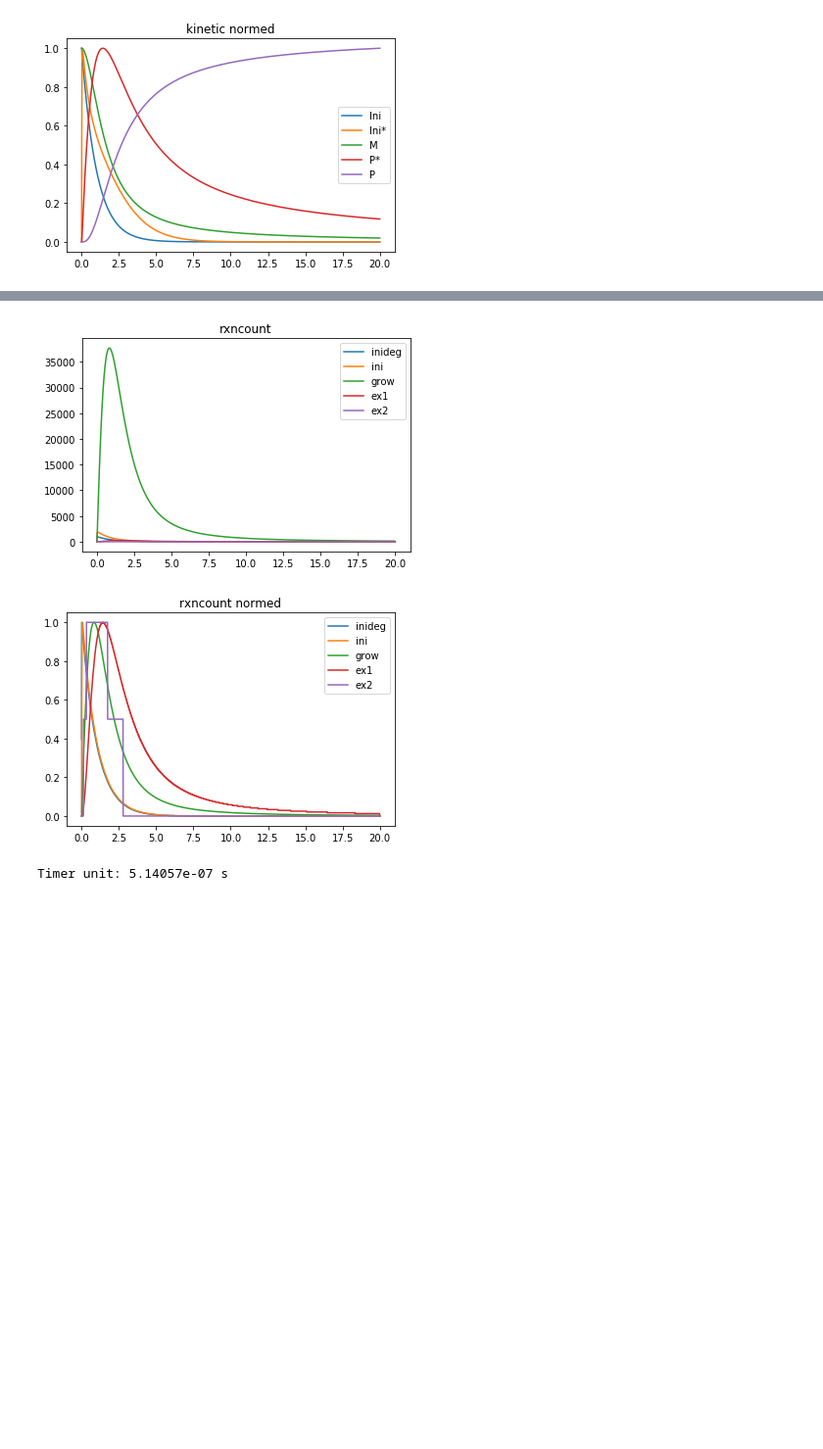
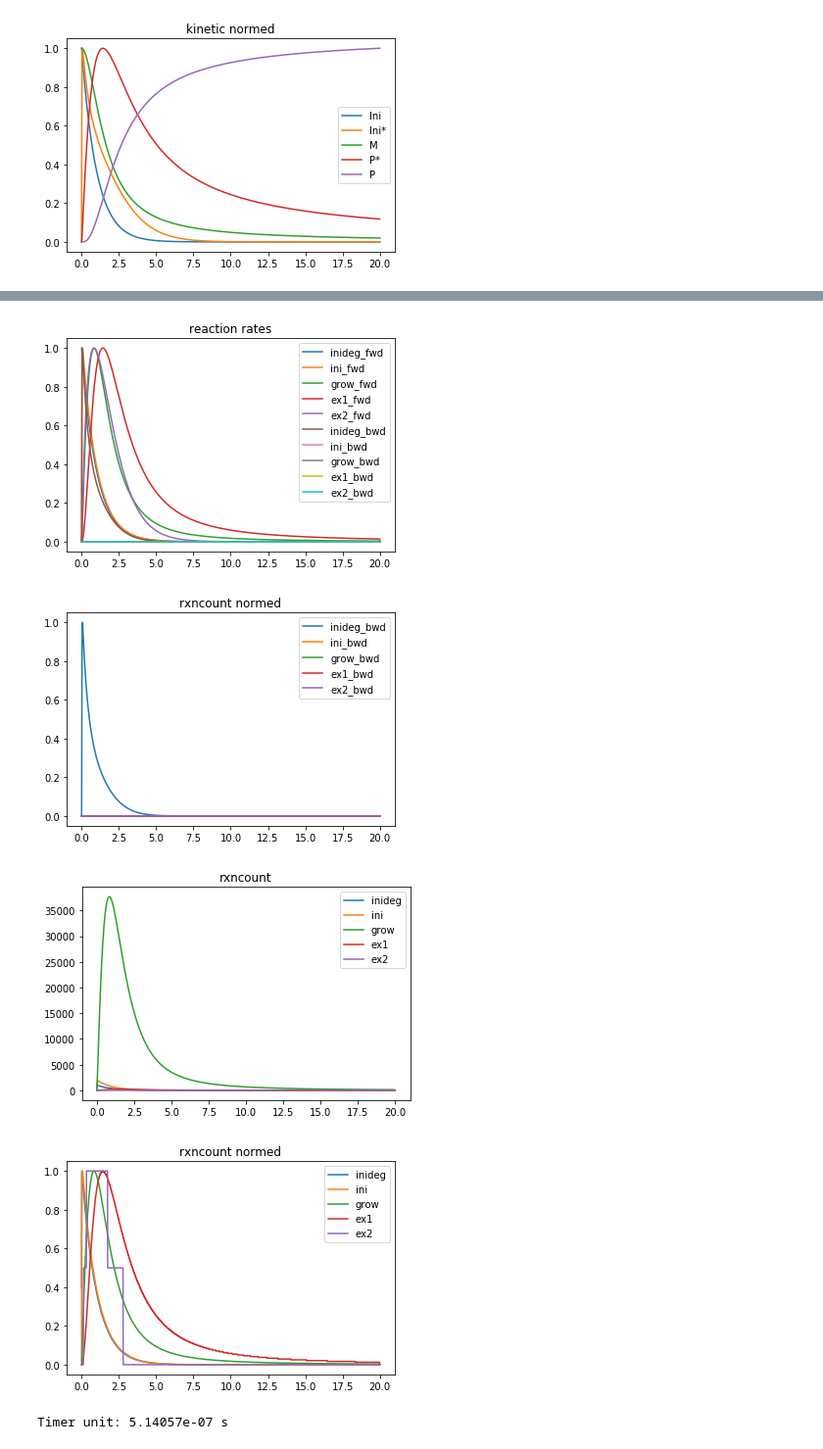
Before and after one commit to JulianKimmig/chemformatics, a Jupyter notebook: kinetics.ipynb, the cells around one changed output, grey strips where cells are left out. Shown: that part at 98% size. Cells and saved outputs as stored; diff of their text form; code cells hidden in the pictures; blank space fills up the shorter version.

```diff
--- a/kinetics.ipynb
+++ b/kinetics.ipynb
@@ -129,9 +183,13 @@ rxncounts = rxncounts.astype(int)
-# %%
-plot(polymerization.kinetic_solve.t,rxncounts[:,:,0], title="rxncount",labels=polymerization.reactions)
-plot(polymerization.kinetic_solve.t,rxncounts[:,:,0], title="rxncount normed",norm=True,labels=polymerization.reactions)
-# %% [output]
-[figure, removed]
-[figure, removed]
+# %%
+plot(polymerization.kinetic_solve.t,np.append(rxnrates.transpose(1,0,2)[:,:,0],rxnrates.transpose(1,0,2)[:,:,1]).reshape(rxnrates.transpose(1,0,2).shape[0],-1), title="reaction rates",norm=True,labels=[str(r)+"_fwd" for r in polymerization.reactions]+[str(r)+"_bwd" for r in polymerization.reactions])
+plot(polymerization.kinetic_solve.t,rxnrates.transpose(1,0,2)[:,:,1], title="rxncount normed",norm=True,labels=[str(r)+"_bwd" for r in polymerization.reactions])
+plot(polymerization.kinetic_solve.t,rxncounts[:,:,0], title="rxncount",labels=polymerization.reactions)
+plot(polymerization.kinetic_solve.t,rxncounts[:,:,0], title="rxncount normed",norm=True,labels=polymerization.reactions)
+# %% [output]
+[figure, added]
+[figure, added]
+[figure, added]
+[figure, added]
 # %%
 
 %load_ext line_profiler
```
Also changed, not shown: parts of 9 cells of this notebook, 57 other files.
